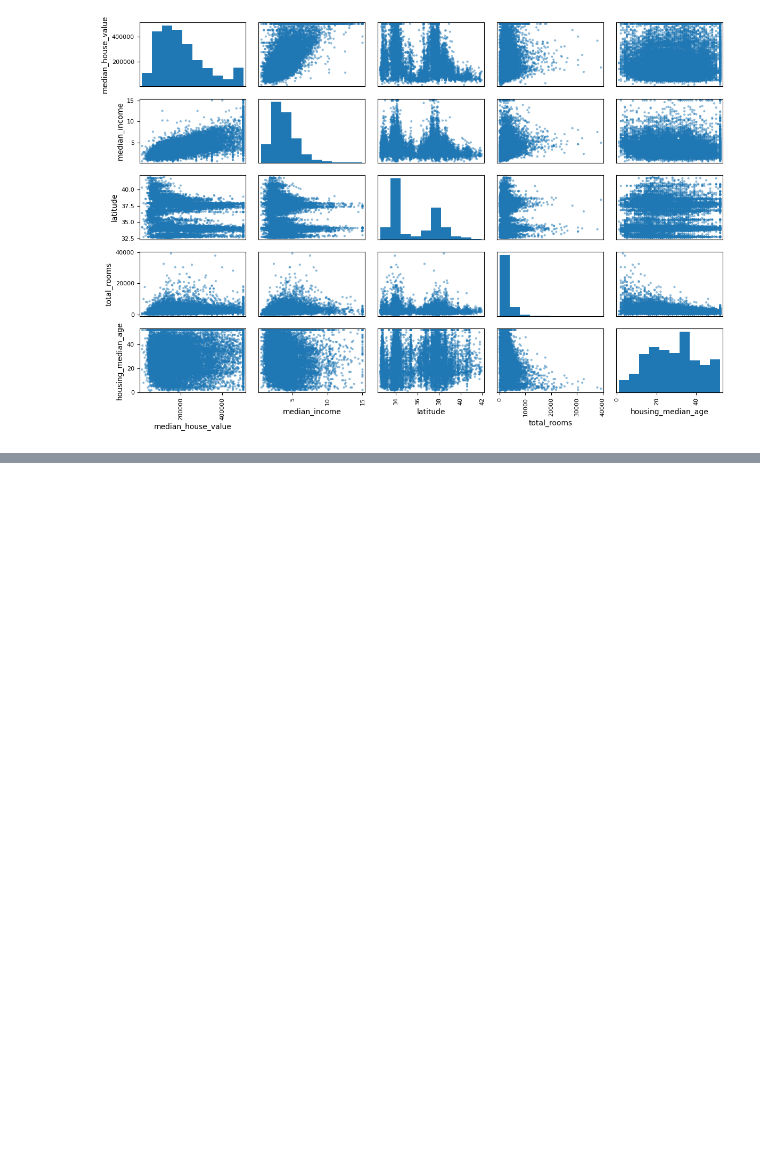
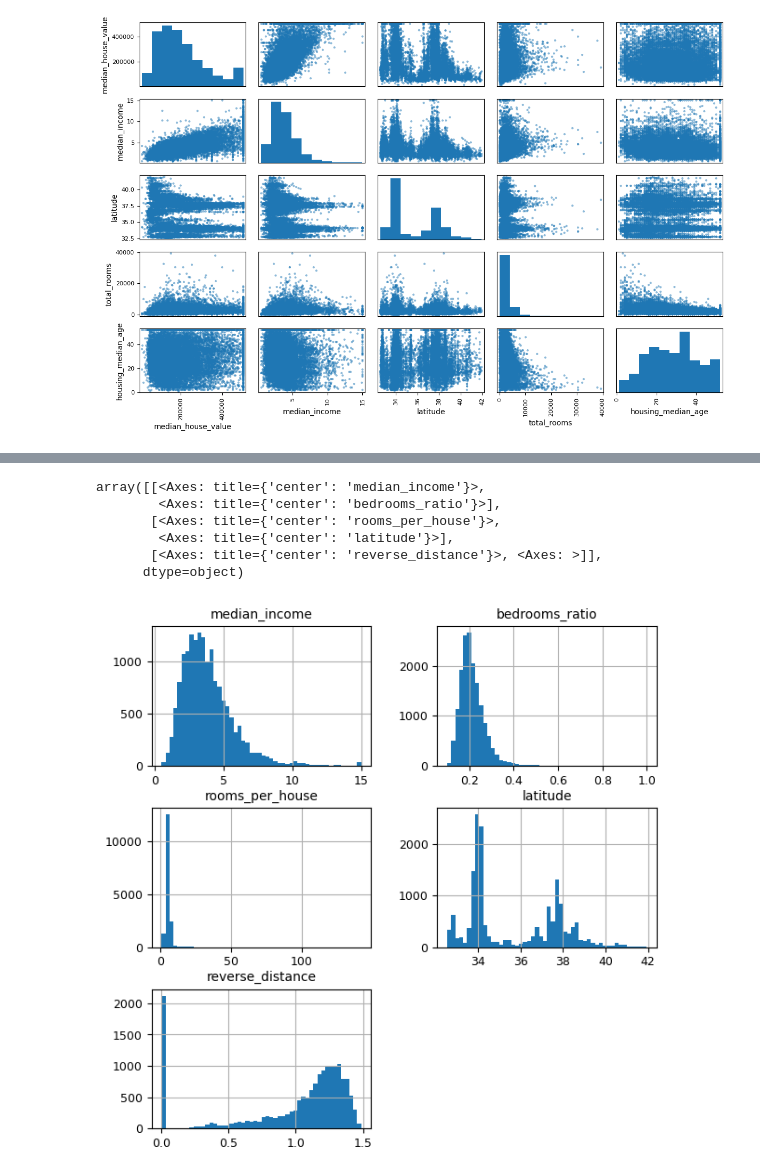
Before and after one commit to leztien/portfolio-project-linear-regression-for-price-prediction, a Jupyter notebook: exploratory_data_analysis.ipynb, the cells around one changed output, grey strips where cells are left out. Saved outputs shown, nothing was run; the diff lists cells and outputs as text; code cells hidden in the pictures; blank space fills up the shorter version.

```diff
--- a/exploratory_data_analysis.ipynb
+++ b/exploratory_data_analysis.ipynb
@@ -279,0 +288,5 @@ save_fig("correlation matrix")
+# %%
+df["rooms_per_house"] = df['total_rooms'] / df['households']
+df["bedrooms_ratio"] = df['total_bedrooms'] / df['total_rooms']
+df["people_per_house"] = df['population'] / df['households']
+df.head()
@@ -279,0 +342,11 @@ save_fig("correlation matrix")
+# %%
+selected_features = ['median_income', 'bedrooms_ratio', 'rooms_per_house', 'latitude', 'reverse_distance']
+df[selected_features].hist(bins=50, figsize=(7,7));
+# %% [output]
+array([[<Axes: title={'center': 'median_income'}>,
+        <Axes: title={'center': 'bedrooms_ratio'}>],
+       [<Axes: title={'center': 'rooms_per_house'}>,
+        <Axes: title={'center': 'latitude'}>],
+       [<Axes: title={'center': 'reverse_distance'}>, <Axes: >]],
+      dtype=object)
+[figure, added]
```
Also changed, not shown: parts of 13 cells of this notebook.
